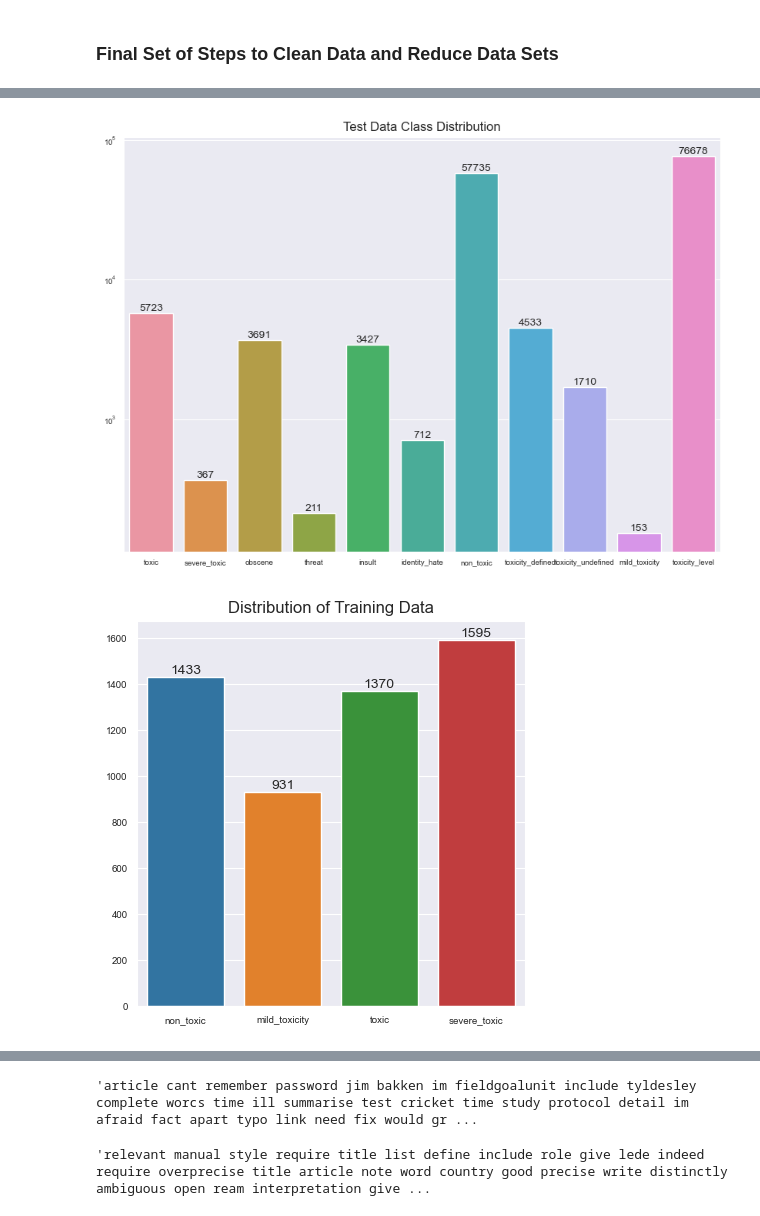
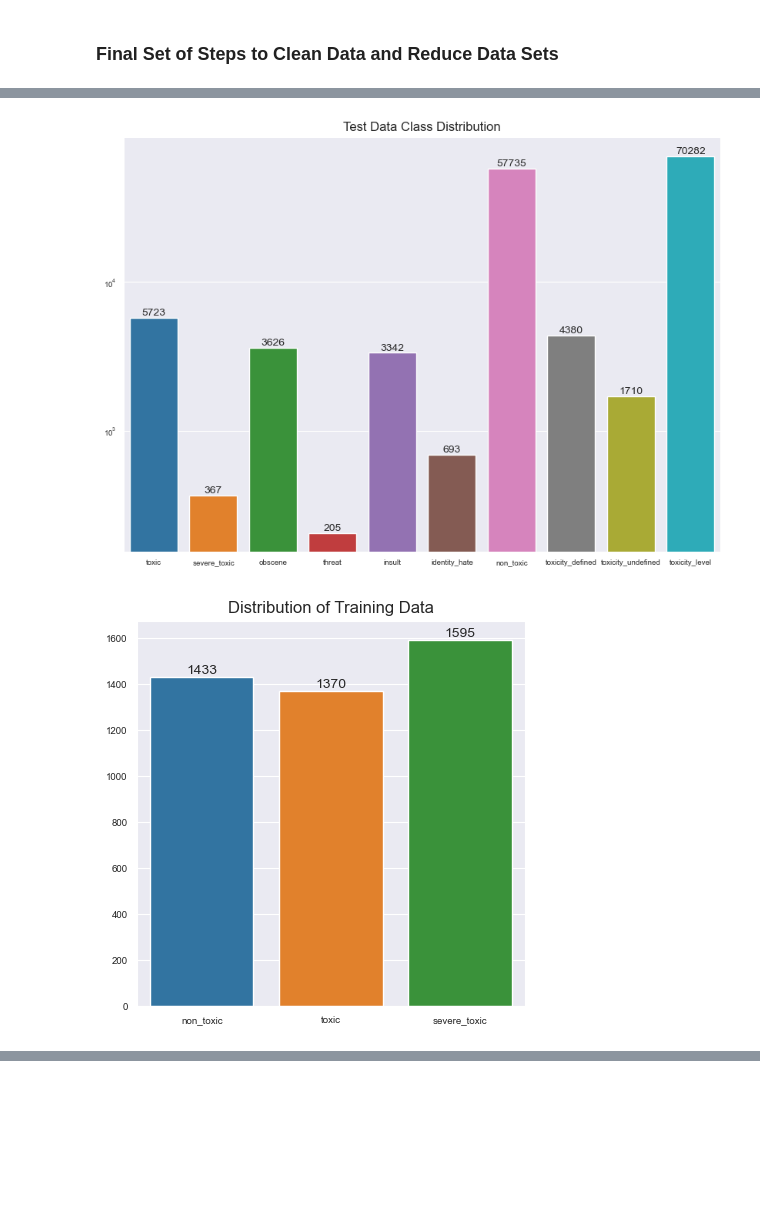
Before and after one commit to jjbocek/ToxicApp, a Jupyter notebook: Toxic_App_Notebook1.ipynb, the cells around one changed output, grey strips where cells are left out. Drawn from its saved outputs; the diff is of its cells as text; code cells hidden in the pictures; blank space fills up the shorter version.

Commit message:
Committing Toxic_App_Notebook_1.ipynb without categorizing mild_toxicity

```diff
--- a/Toxic_App_Notebook1.ipynb
+++ b/Toxic_App_Notebook1.ipynb
@@ -118,6 +118,11 @@ def reconfigure_categories(train_df, test_lab):
         #make sure the toxic comments does not include severe toxic comments
         train_df.loc[train_df['severe_toxic'] == 1, 'toxic'] = 0
 
+        train_df = train_df[train_df.toxicity_level !=2]
+        train_df['toxicity_level'] = train_df['toxicity_level'].replace([3,4], [2,3])
+        train_df = train_df.drop(columns=['mild_toxicity'])
+        print(train_df['toxicity_level'].value_counts())
+
         return train_df
 
     def config_test_lab(test_lab, position):
@@ -162,6 +167,10 @@ def reconfigure_categories(train_df, test_lab):
         #make sure the toxic comments does not include severe toxic comments
         test_lab.loc[test_lab['severe_toxic'] == 1, 'toxic'] = 0
 
+        test_lab = test_lab[test_lab.toxicity_level !=2]
+        test_lab['toxicity_level'] = test_lab['toxicity_level'].replace([3,4], [2,3])
+        test_lab = test_lab.drop(columns=['mild_toxicity'])
+        print(test_lab['toxicity_level'].value_counts())
         return test_lab
     '''
     def config_train(train_df, position):
@@ -212,22 +221,19 @@ def test_lab_subsample_df(test_lab, nontox_frac, tox_frac):
 # 2 -
 # 3 - 0.10
 # 4
-def get_subsample(data, nontox_frac, mildtox_frac, toxic_frac, severetoxic_frac, chart_title):
-    data=data[['comment_text', 'non_toxic','mild_toxicity','toxic','severe_toxic','toxicity_level']]
+def get_subsample(data, nontox_frac, toxic_frac, severetoxic_frac, chart_title):
+    data=data[['comment_text', 'non_toxic','toxic','severe_toxic','toxicity_level']]
 
     non_toxic= data[data['toxicity_level']==1].sample(frac=nontox_frac,random_state=961)
     #print("Non toxic shape:"+str(nonToxic.shape))
 
-    mild_toxic= data[data['toxicity_level']==2].sample(frac=mildtox_frac,random_state=961)
-    #print("Mildtoxic shape:"+str(nonToxic.shape))
+    toxic= data[data['toxicity_level']==2].sample(frac=toxic_frac,random_state=961)
+    #print("Toxic shape:"+str(nonToxic.shape))
 
-    toxic = data[data['toxicity_level']==3].sample(frac=toxic_frac,random_state=961)
-    #print("Toxic shape:"+str(toxic.shape))
+    severe_toxic = data[data['toxicity_level']==3].sample(frac=severetoxic_frac,random_state=961)
+    #print("Sever Toxic shape:"+str(toxic.shape))
 
-    severe_toxic = data[data['toxicity_level']==4].sample(frac=severetoxic_frac,random_state=961)
-    #print("Toxic shape:"+str(toxic.shape))
-
-    data = non_toxic.append(mild_toxic).append(toxic).append(severe_toxic)
+    data = non_toxic.append(toxic).append(severe_toxic)
     print(data[['toxicity_level']].value_counts())
 
     #make sure the toxic comments does not include severe toxic comments
@@ -373,8 +379,8 @@ train_df, test_df = reconfigure_categories(train_df, test_df)
 #test_lab_subsample_df(test_lab, 1, 1)
 
 # the fractions below correspond to each toxicity level.  They can be adjusted accordingly.
-train_df = get_subsample(train_df, 0.01, 1.0, .10, 1.0, "Distribution of Training Data")
-test_df = get_subsample(test_df, 0.01, 1.0, .10, 1.0, "Distribution of Testing Data")
+train_df = get_subsample(train_df, 0.01, .10, 1.0, "Distribution of Training Data")
+test_df = get_subsample(test_df, 0.01, .10, 1.0, "Distribution of Testing Data")
 
 print('Train df shape = ' +str(train_df.shape))
 print('Test df shape = ' +str(test_df.shape))
@@ -424,2 +436,2 @@ Test df shape = (1669, 6)
-[figure, old version]
+[figure, new version]
-[figure, old version]
+[figure, new version]
@@ -427,10 +439,6 @@ Test df shape = (1669, 6)
 # %%
 train_df["comment_text"].iloc[2]
-# %% [output]
-'article cant remember password jim bakken im fieldgoalunit include tyldesley complete worcs time ill summarise test cricket time study protocol detail im afraid fact apart typo link need fix would gr ...
 # %%
 test_df["comment_text"].iloc[2]
-# %% [output]
-'relevant manual style require title list define include role give lede indeed require overprecise title article note word country good precise write distinctly ambiguous open ream interpretation give ...
 # %%
 test_lab.head()
```
Also changed, not shown: parts of 3 cells of this notebook.
